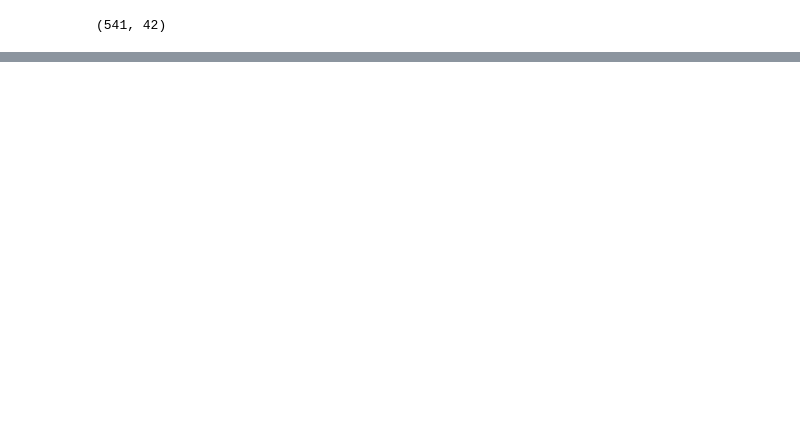
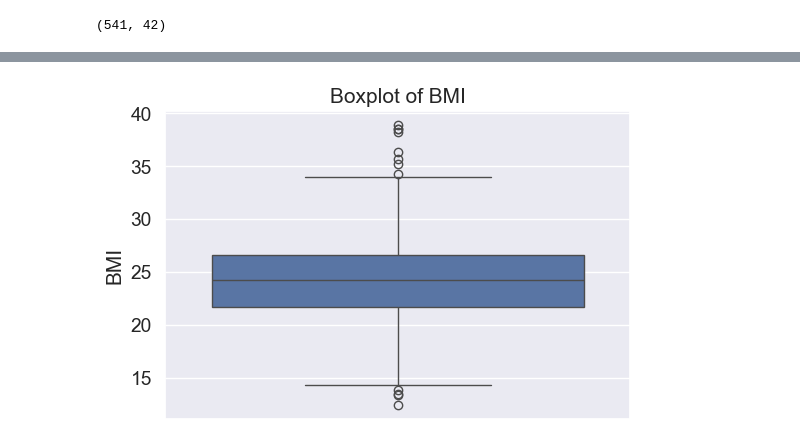
Before and after one commit to miranitta/GDG_MLdepartment_projects, a Jupyter notebook: Project_one/pcos_without_infertility.ipynb, the cells around one changed output, grey strips where cells are left out. Cells and saved outputs as stored; diff of their text form; code cells hidden in the pictures; blank space fills up the shorter version.

Commit message:
data vizualisation

```diff
--- a/Project_one/pcos_without_infertility.ipynb
+++ b/Project_one/pcos_without_infertility.ipynb
@@ -269,3 +253,6 @@ Index(['PCOS (Y/N)', ' Age (yrs)', 'Weight (Kg)', 'Height(Cm) ', 'BMI',
 data.shape
 # %% [output]
 (541, 42)
+# %%
+data.columns = data.columns.str.strip()
+data.columns
@@ -271,0 +305,13 @@ data.shape
+# %%
+import numpy as np
+plt.figure(figsize=(15,15))
+k = 12
+l = 3
+cols_p = corrmat.nlargest(k, "PCOS (Y/N)")["PCOS (Y/N)"].index
+cols_n = corrmat.nsmallest(l, "PCOS (Y/N)")["PCOS (Y/N)"].index
+cols = cols_p.append(cols_n)
+
+cm = np.corrcoef(data[cols].values.T)
+sns.set(font_scale=1.25)
+hm = sns.heatmap(cm, cbar=True,cmap="Pastel1", annot=True, square=True, fmt='.2f', annot_kws={'size': 10}, yticklabels=cols.values, xticklabels=cols.values)
+plt.show()
@@ -271,0 +332,8 @@ data.shape
+# %%
+plt.figure(figsize=(6,4))
+sns.boxplot(y=data["BMI"])
+plt.title("Boxplot of BMI")
+plt.ylabel("BMI")
+plt.show()
+# %% [output]
+[figure, added]
```
Also changed, not shown: parts of 17 cells of this notebook, 1 other file.
